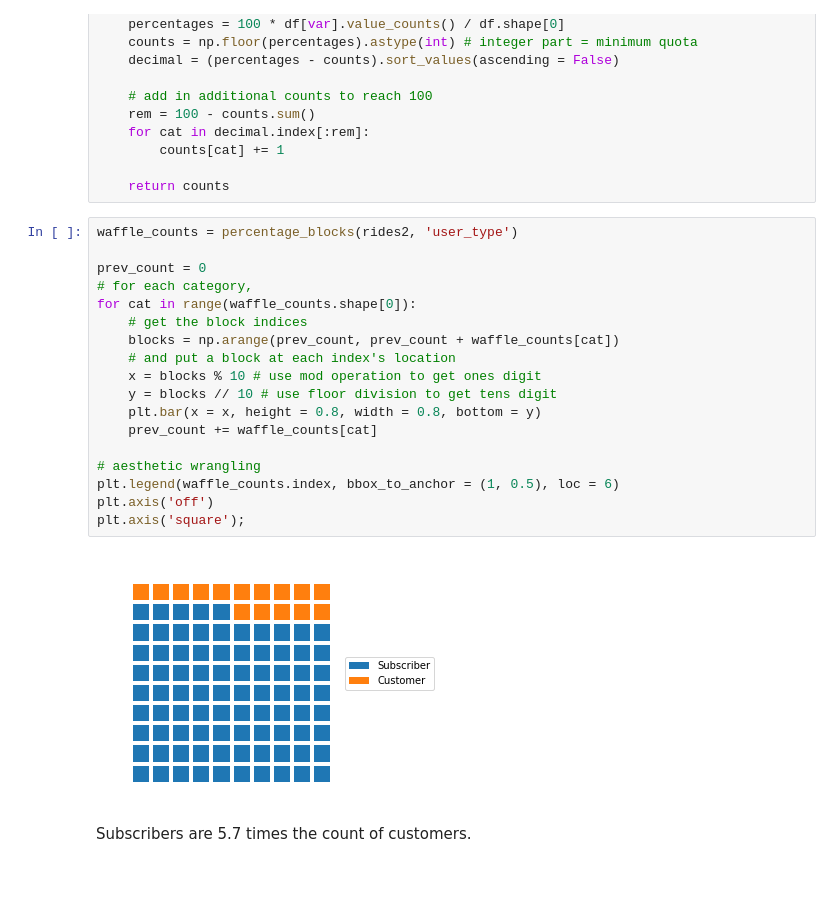
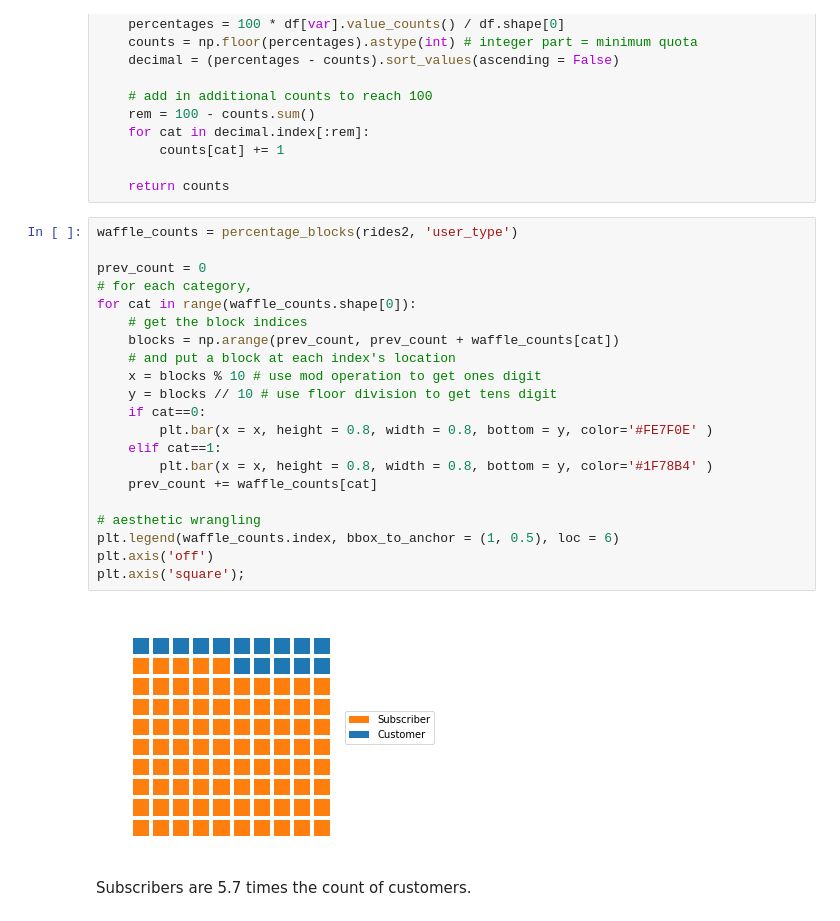
Before and after one commit to Lilianasu/notebook_example, a Jupyter notebook: notebook_example.ipynb, the cells around one changed output. Drawn from its saved outputs; the diff is of its cells as text; blank space fills up the shorter version.

```diff
--- a/notebook_example.ipynb
+++ b/notebook_example.ipynb
@@ -220,23 +253,26 @@ def percentage_blocks(df, var):
 # %%
 waffle_counts = percentage_blocks(rides2, 'user_type')
 
 prev_count = 0
 # for each category,
 for cat in range(waffle_counts.shape[0]):
     # get the block indices
     blocks = np.arange(prev_count, prev_count + waffle_counts[cat])
     # and put a block at each index's location
     x = blocks % 10 # use mod operation to get ones digit
     y = blocks // 10 # use floor division to get tens digit
-    plt.bar(x = x, height = 0.8, width = 0.8, bottom = y)
+    if cat==0:
+        plt.bar(x = x, height = 0.8, width = 0.8, bottom = y, color='#FE7F0E' )
+    elif cat==1:
+        plt.bar(x = x, height = 0.8, width = 0.8, bottom = y, color='#1F78B4' )
     prev_count += waffle_counts[cat]
 
 # aesthetic wrangling
 plt.legend(waffle_counts.index, bbox_to_anchor = (1, 0.5), loc = 6)
 plt.axis('off')
 plt.axis('square');
 # %% [output]
-[figure, old version]
+[figure, new version]
 # %% [markdown]
 Subscribers are 5.7 times the count of customers.
 # %% [markdown]
```
Also changed, not shown: parts of 18 cells of this notebook, 8 other files.
